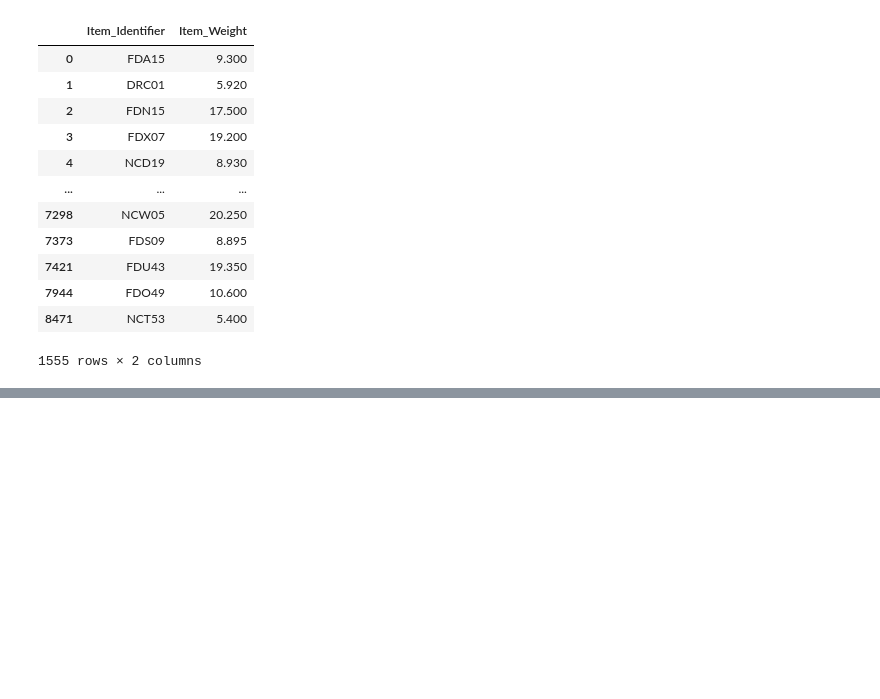
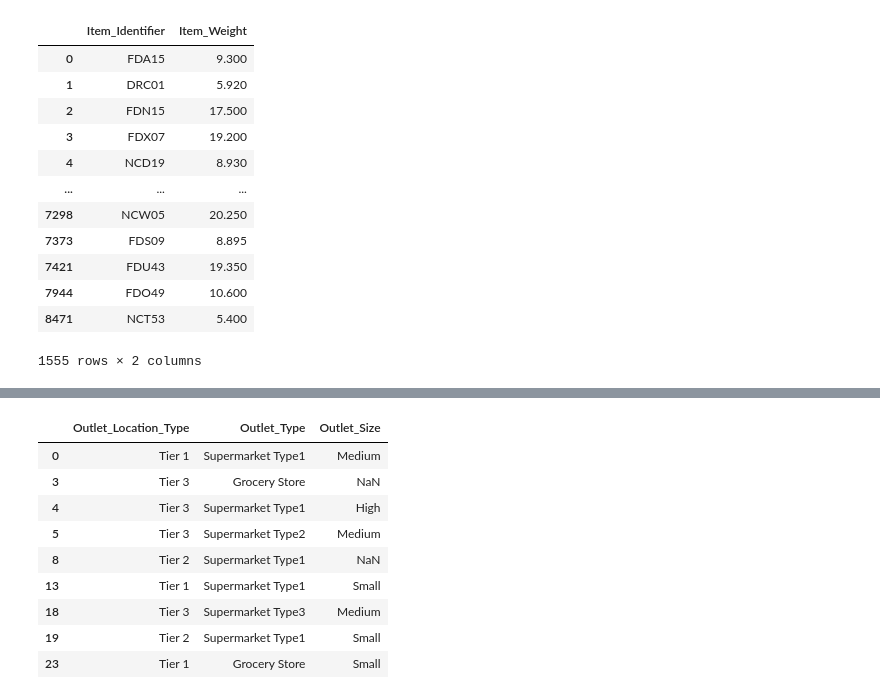
Before and after one commit to dgsayan/sales_prediction, a Jupyter notebook: Sales_Prediction_EDA_Training.ipynb, the cells around one changed output, grey strips where cells are left out. Cells and saved outputs as stored; diff of their text form; code cells hidden in the pictures; blank space fills up the shorter version.

```diff
--- a/Sales_Prediction_EDA_Training.ipynb
+++ b/Sales_Prediction_EDA_Training.ipynb
@@ -23,0 +14,4 @@ df
+# %%
+df['rand_'] = np.random.rand(df.shape[0])
+# %%
+train = df[df.rand_ < .8]
@@ -254,0 +78,4 @@ reg = xgb.train(params, dtrain, num_boost_round = num_boost_round)
+# %%
+map_ = dict(zip(id_weight.Item_Identifier, id_weight.Item_Weight))
+# %%
+train['Item_Weight'] = train.Item_Weight.fillna(train.Item_Identifier.map(map_))
@@ -254,0 +115,13 @@ reg = xgb.train(params, dtrain, num_boost_round = num_boost_round)
+# %%
+train[['Outlet_Location_Type', 'Outlet_Type', 'Outlet_Size']].drop_duplicates()
+# %% [output]
+|  | Outlet_Location_Type | Outlet_Type | Outlet_Size |
+| 0 | Tier 1 | Supermarket Type1 | Medium |
+| 3 | Tier 3 | Grocery Store | NaN |
+| 4 | Tier 3 | Supermarket Type1 | High |
+| 5 | Tier 3 | Supermarket Type2 | Medium |
+| 8 | Tier 2 | Supermarket Type1 | NaN |
+| 13 | Tier 1 | Supermarket Type1 | Small |
+| 18 | Tier 3 | Supermarket Type3 | Medium |
+| 19 | Tier 2 | Supermarket Type1 | Small |
+| 23 | Tier 1 | Grocery Store | Small |
```
Also changed, not shown: parts of 87 cells of this notebook, 3 other files.
